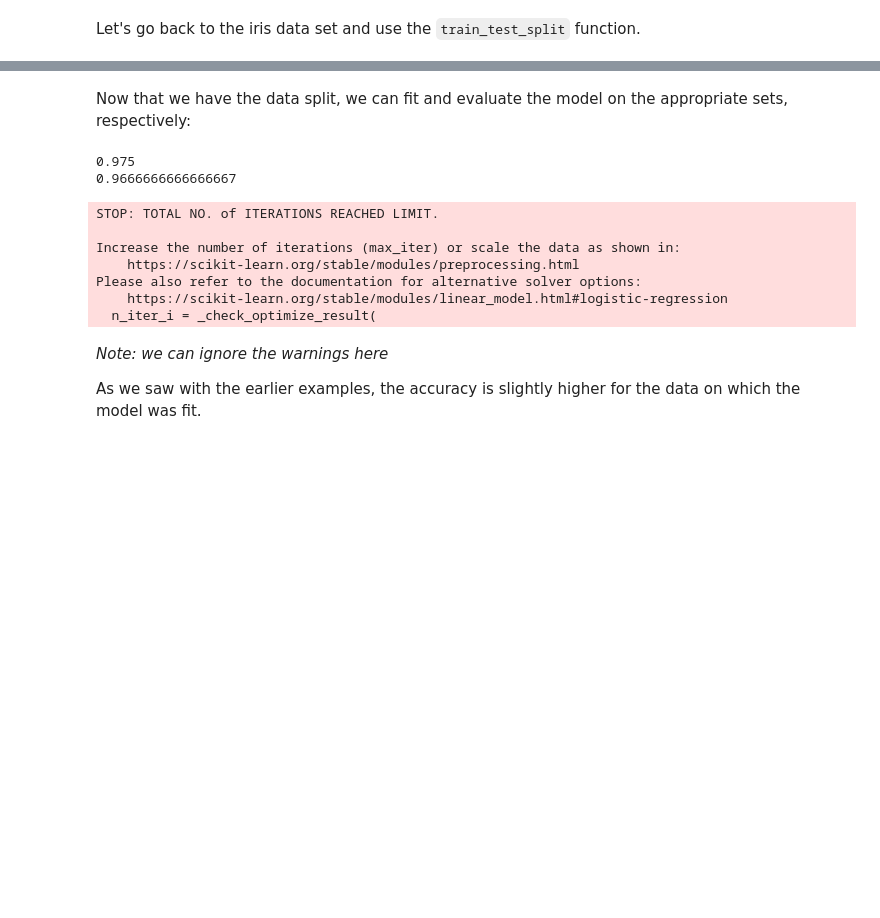
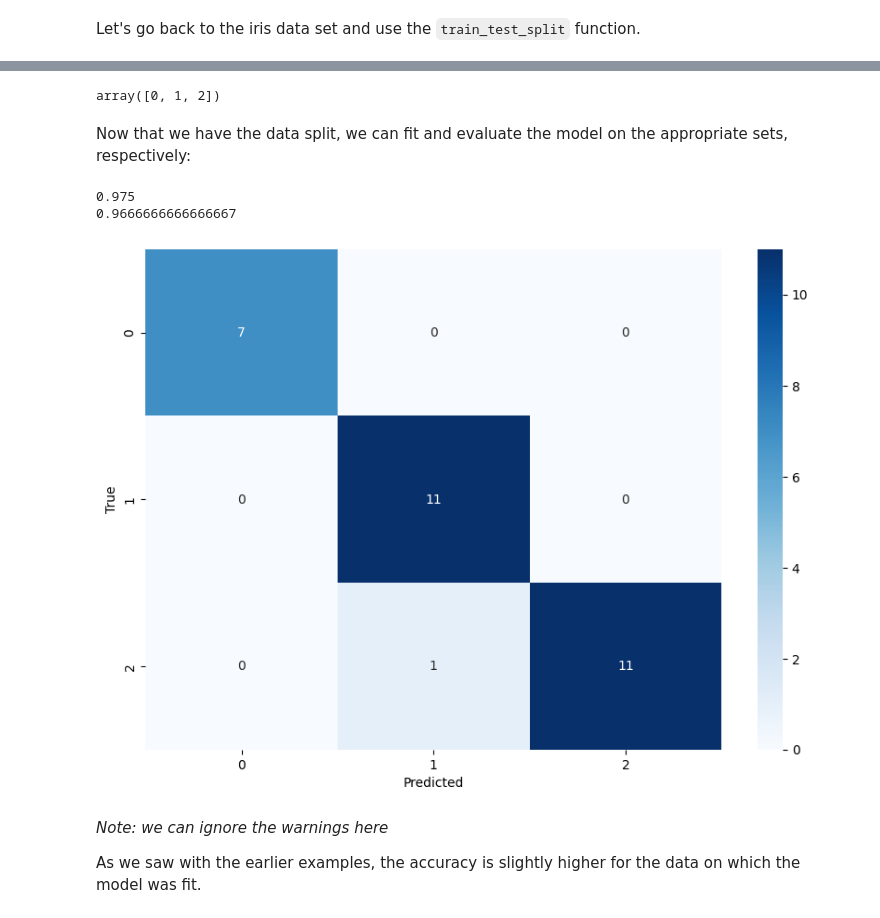
Before and after one commit to scelarek/CovidCast, a Jupyter notebook: Capstone/Templates/Intro to SKLearn.ipynb, the cells around one changed output, grey strips where cells are left out. Cells and saved outputs as stored; diff of their text form; code cells hidden in the pictures; blank space fills up the shorter version.

```diff
--- a/Capstone/Templates/Intro to SKLearn.ipynb
+++ b/Capstone/Templates/Intro to SKLearn.ipynb
@@ -535,8 +578,12 @@ X_train, X_test, y_train, y_test = train_test_split(X, y, test_size=0.2, random_
+# %%
+pd.DataFrame(np.array(y.data))[0].unique()
+# %% [output]
+array([0, 1, 2])
 # %% [markdown]
 Now that we have the data split, we can fit and evaluate the model on the appropriate sets, respectively:
 # %%
 # 1. Instantiate model
-logistic_regression_model = LogisticRegression()
+logistic_regression_model = LogisticRegression(max_iter=1000)
 
 # 2. Fit model on the training data
 logistic_regression_model.fit(X_train, y_train)
@@ -549,13 +596,25 @@ print(logistic_regression_model.score(X_test, y_test))
 # %% [output]
 0.975
 0.9666666666666667
-STOP: TOTAL NO. of ITERATIONS REACHED LIMIT.
-
-Increase the number of iterations (max_iter) or scale the data as shown in:
-    https://scikit-learn.org/stable/modules/preprocessing.html
-Please also refer to the documentation for alternative solver options:
-    https://scikit-learn.org/stable/modules/linear_model.html#logistic-regression
-  n_iter_i = _check_optimize_result(
+# %%
+import seaborn as sns
+from sklearn.metrics import confusion_matrix
+import matplotlib.pyplot as plt
+
+# Predict the values from the test data
+y_pred = logistic_regression_model.predict(X_test)
+
+# Compute confusion matrix
+cnf_matrix = confusion_matrix(y_test, y_pred)
+
+# Plot confusion matrix using seaborn
+plt.figure(figsize=(10,7))
+sns.heatmap(cnf_matrix, annot=True, fmt='d', cmap='Blues')
+plt.xlabel('Predicted')
+plt.ylabel('True')
+plt.show()
+# %% [output]
+[figure, added]
 # %% [markdown]
 *Note: we can ignore the warnings here*
 
```
Also changed, not shown: parts of 11 cells of this notebook.
